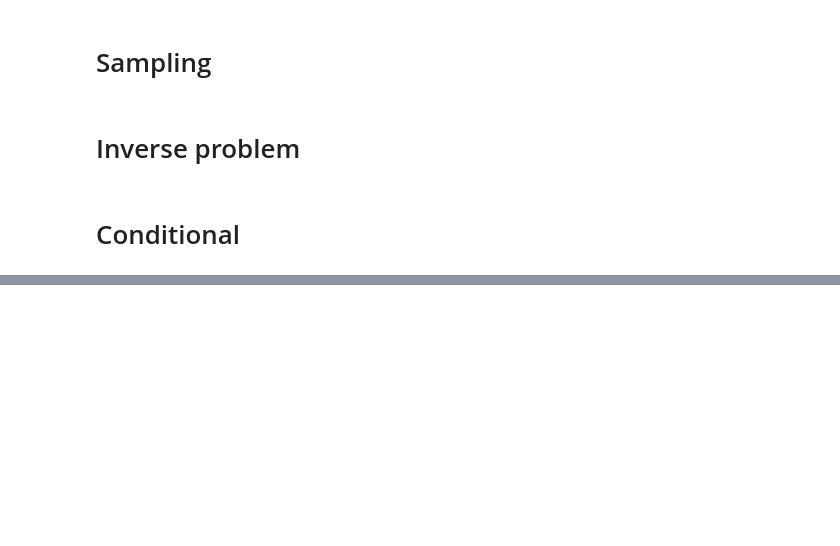
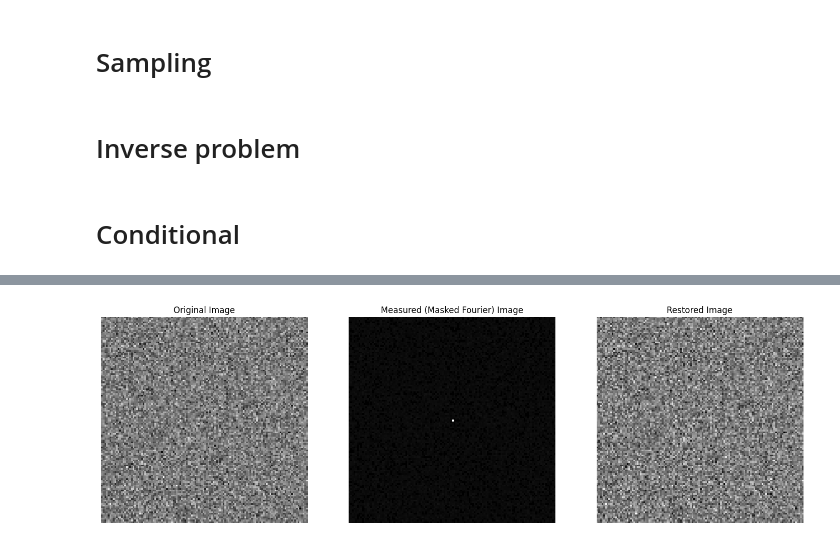
Before and after one commit to jcopo/diffuse, a Jupyter notebook: sandbox_geoffroy.ipynb, the cells around one changed output, grey strips where cells are left out. Saved outputs shown, nothing was run; the diff lists cells and outputs as text; code cells hidden in the pictures; blank space fills up the shorter version.

```diff
--- a/sandbox_geoffroy.ipynb
+++ b/sandbox_geoffroy.ipynb
@@ -250,0 +267,57 @@ plt.imshow(res[1][0][0, -1, ..., 0], cmap="gray")
+# %%
+import jax.numpy as jnp
+
+# Generate a random weight vector
+key, subkey = jax.random.split(key)
+
+# Create random image and stack a random anomaly map
+size = (124, 124)
+
+key, subkey = jax.random.split(key)
+random_image = jax.random.normal(subkey, shape=(124, 124, 1))
+random_image = (random_image - random_image.min()) / (
+    random_image.max() - random_image.min()
+)
+anomaly_map = jax.random.uniform(subkey, shape=random_image.shape, minval=0, maxval=1)
+
+random_image = jnp.concatenate([random_image, anomaly_map], axis=-1)
+
+# Create a maskFourier instance
+mask_fourier = maskFourier(s=2000, img_shape=size, key=subkey)
+
+
+key, subkey = jax.random.split(key)
+w = jax.random.uniform(subkey, shape=size, minval=0, maxval=1)
+
+measured = mask_fourier.measure(w, random_image)
+restored = mask_fourier.restore(w, random_image, measured)
+
+# Create a new figure with 3 subplots
+fig, (ax1, ax2, ax3) = plt.subplots(1, 3, figsize=(18, 6))
+
+# Plot the original image
+ax1.imshow(random_image[..., 0], cmap="gray")
+ax1.set_title("Original Image")
+ax1.axis("off")
+
+# Plot the measured (masked) image
+normalized_measured = (
+    jnp.abs(measured[..., 0]) - jnp.min(jnp.abs(measured[..., 0]))
+) / (jnp.max(jnp.abs(measured[..., 0])) - jnp.min(jnp.abs(measured[..., 0])))
+
+# Apply gamma correction to brighten the image
+gamma = 0.5  # Adjust this value to control brightness (lower values make it brighter)
+brightened_measured = jnp.power(normalized_measured, gamma)
+
+ax2.imshow(brightened_measured, cmap="gray", vmin=0, vmax=1)
+ax2.set_title("Measured (Masked Fourier) Image")
+ax2.axis("off")
+
+# Plot the restored image
+ax3.imshow(restored[..., 0], cmap="gray")
+ax3.set_title("Restored Image")
+ax3.axis("off")
+
+plt.show()
+# %% [output]
+[figure, added]
```
Also changed, not shown: parts of 7 cells of this notebook, 3 other files.
